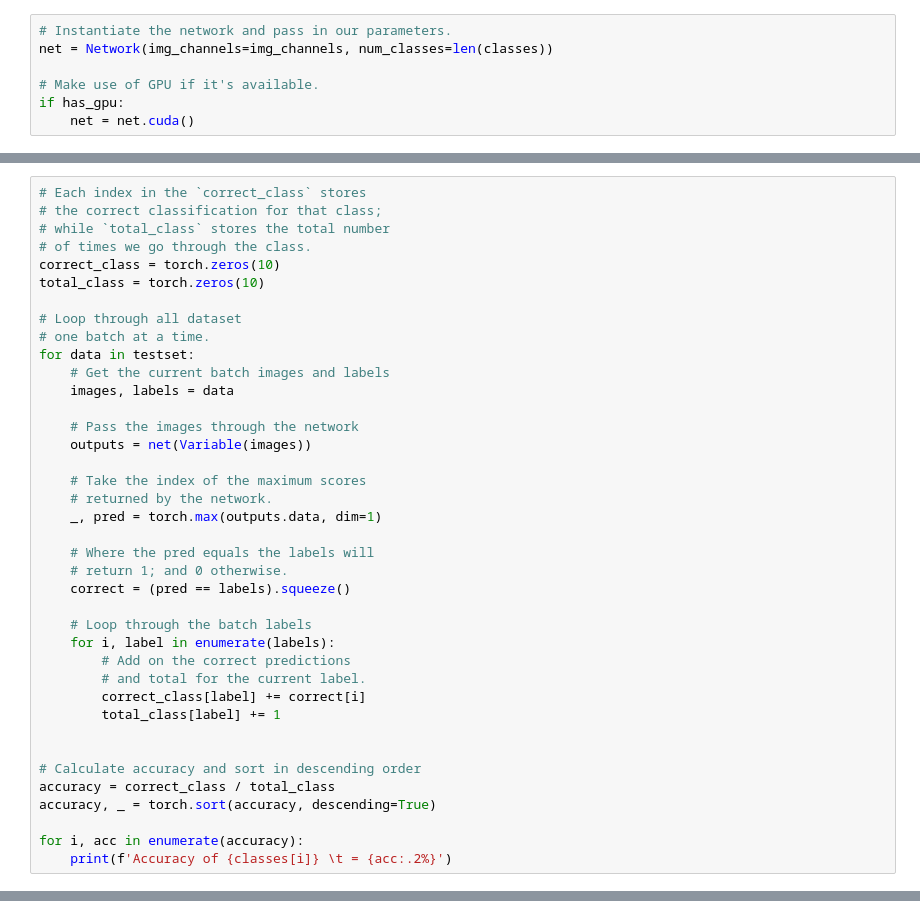
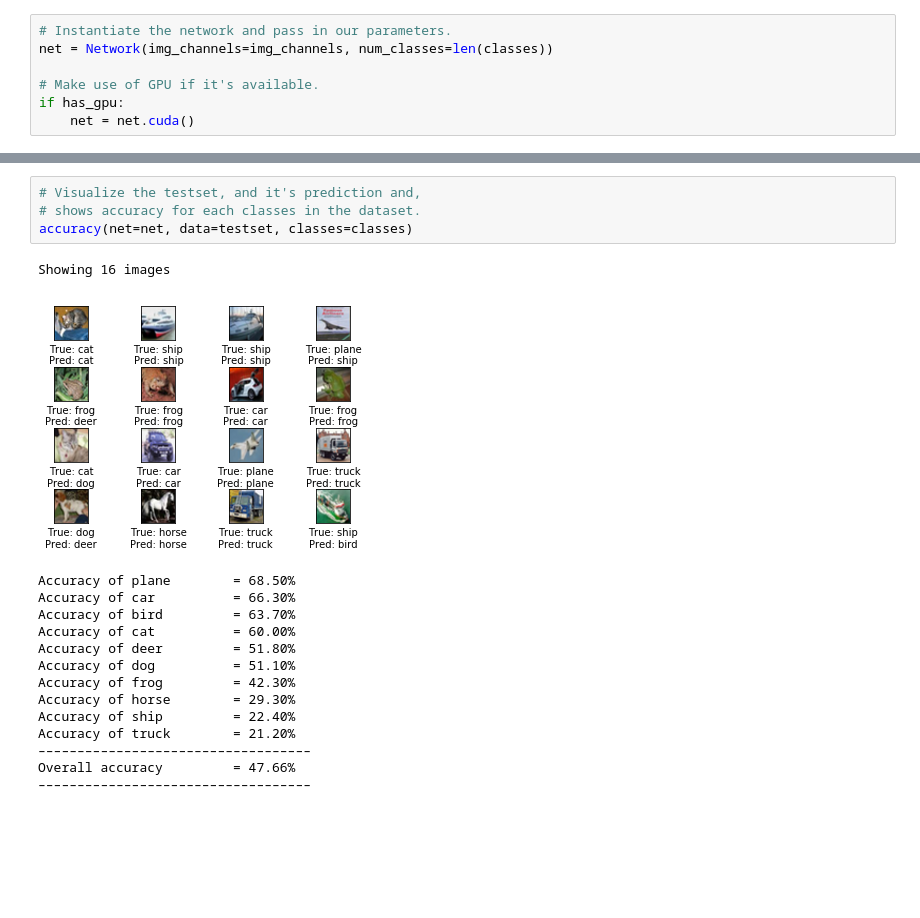
Before and after one commit to victor-iyi/pytorch-examples, a Jupyter notebook: 04 - Training a classifier/full-cifar10.ipynb, the cells around one changed output, grey strips where cells are left out. Saved outputs shown, nothing was run; the diff lists cells and outputs as text; blank space fills up the shorter version.

Commit message:
Implemented MNIST dataset and more functionalities to the utils.py

```diff
--- a/04 - Training a classifier/full-cifar10.ipynb
+++ b/04 - Training a classifier/full-cifar10.ipynb
@@ -188,39 +168,0 @@ img_size = 32   img_batch=16    img_channel=3
-# %%
-# Each index in the `correct_class` stores
-# the correct classification for that class;
-# while `total_class` stores the total number
-# of times we go through the class.
-correct_class = torch.zeros(10)
-total_class = torch.zeros(10)
-
-# Loop through all dataset
-# one batch at a time.
-for data in testset:
-    # Get the current batch images and labels
-    images, labels = data
-
-    # Pass the images through the network
-    outputs = net(Variable(images))
-
-    # Take the index of the maximum scores
-    # returned by the network.
-    _, pred = torch.max(outputs.data, dim=1)
-
-    # Where the pred equals the labels will
-    # return 1; and 0 otherwise.
-    correct = (pred == labels).squeeze()
-
-    # Loop through the batch labels
-    for i, label in enumerate(labels):
-        # Add on the correct predictions
-        # and total for the current label.
-        correct_class[label] += correct[i]
-        total_class[label] += 1
-
-
-# Calculate accuracy and sort in descending order
-accuracy = correct_class / total_class
-accuracy, _ = torch.sort(accuracy, descending=True)
-
-for i, acc in enumerate(accuracy):
-    print(f'Accuracy of {classes[i]} \t = {acc:.2%}')
@@ -237,0 +169,20 @@ Accuracy of truck        = 9.30%
+# %%
+# Visualize the testset, and it's prediction and,
+# shows accuracy for each classes in the dataset.
+accuracy(net=net, data=testset, classes=classes)
+# %% [output]
+Showing 16 images
+[figure, added]
+Accuracy of plane        = 68.50%
+Accuracy of car          = 66.30%
+Accuracy of bird         = 63.70%
+Accuracy of cat          = 60.00%
+Accuracy of deer         = 51.80%
+Accuracy of dog          = 51.10%
+Accuracy of frog         = 42.30%
+Accuracy of horse        = 29.30%
+Accuracy of ship         = 22.40%
+Accuracy of truck        = 21.20%
+–––––––––––––––––––––––––––––––––––
+Overall accuracy         = 47.66%
+–––––––––––––––––––––––––––––––––––
```
Also changed, not shown: parts of 7 cells of this notebook, 2 other files.
